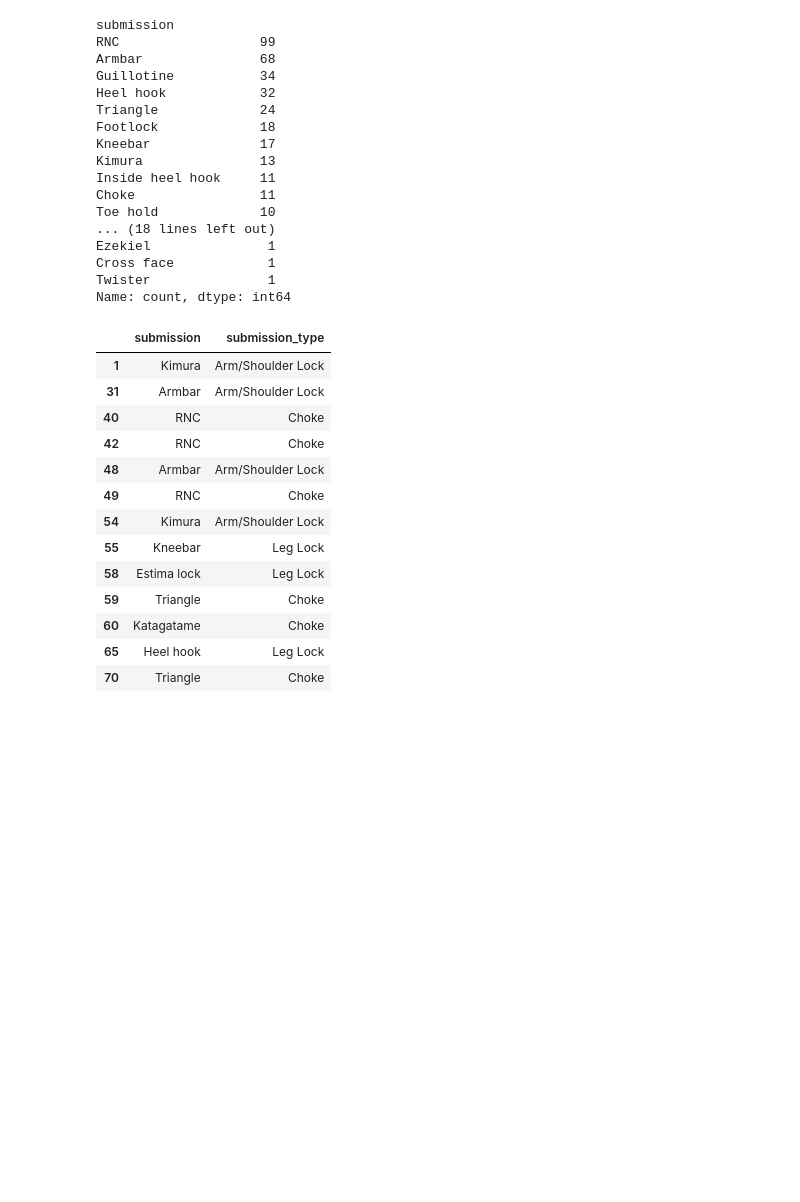
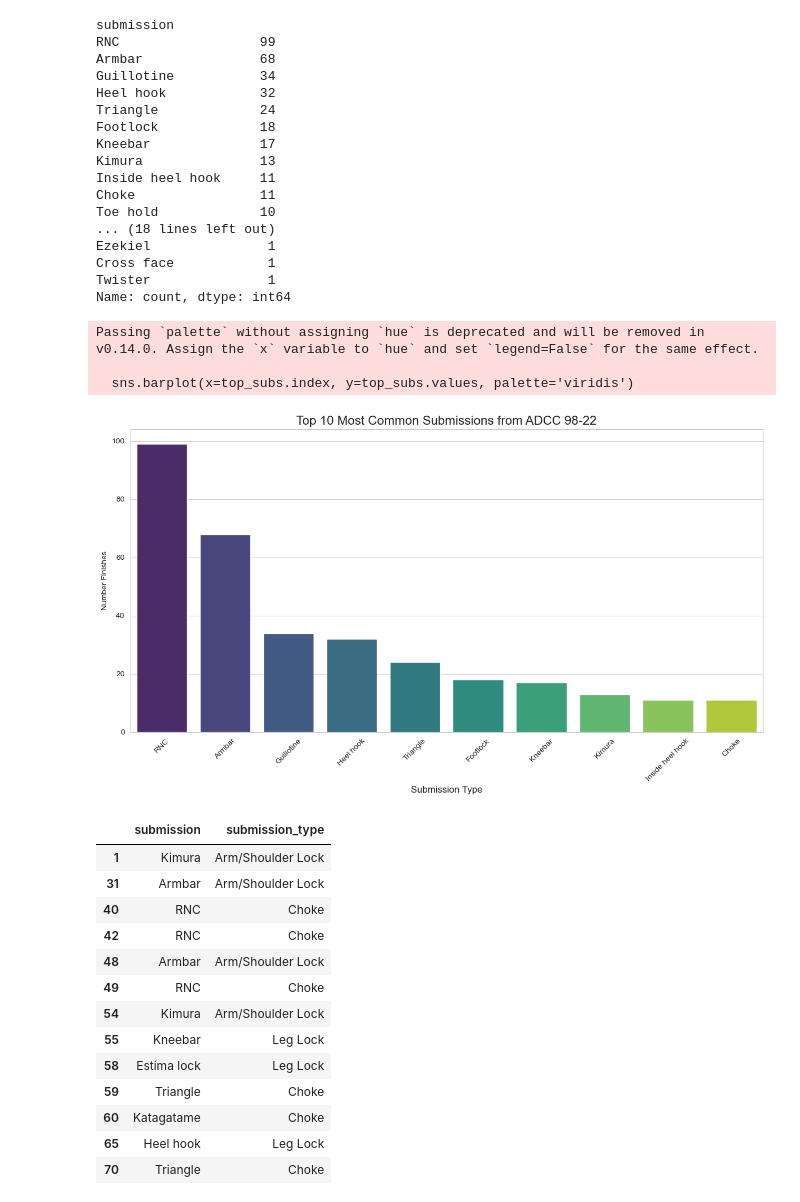
Before and after one commit to juliocesardiaz/ADCC, a Jupyter notebook: adcc_data_analysis.ipynb, the cells around one changed output. Cells and saved outputs as stored; diff of their text form; code cells hidden in the pictures; blank space fills up the shorter version.

Commit message:
made some plots of the submissions

```diff
--- a/adcc_data_analysis.ipynb
+++ b/adcc_data_analysis.ipynb
@@ -91,6 +91,26 @@ Ezekiel               1
 Cross face            1
 Twister               1
 Name: count, dtype: int64
+# %%
+import seaborn as sns
+import matplotlib.pyplot as plt
+
+#Bar chart breaking down top 10 submission from ADCC 98-22
+top_subs = sub_wins_adcc['submission'].value_counts().head(10)
+plt.figure(figsize=(12,7))
+
+sns.set_style('whitegrid')
+sns.barplot(x=top_subs.index, y=top_subs.values, palette='viridis')
+plt.title('Top 10 Most Common Submissions from ADCC 98-22', fontsize=16)
+plt.xlabel('Submission Type', fontsize=12)
+plt.ylabel('Number Finishes')
+plt.xticks(rotation=45)
+plt.tight_layout()
+# %% [output]
+Passing `palette` without assigning `hue` is deprecated and will be removed in v0.14.0. Assign the `x` variable to `hue` and set `legend=False` for the same effect.
+
+  sns.barplot(x=top_subs.index, y=top_subs.values, palette='viridis')
+[figure, added]
 # %%
 def categoriza_sub(submission):
     sub_lower = str(submission).lower()
```
Also changed, not shown: parts of 2 cells of this notebook.
